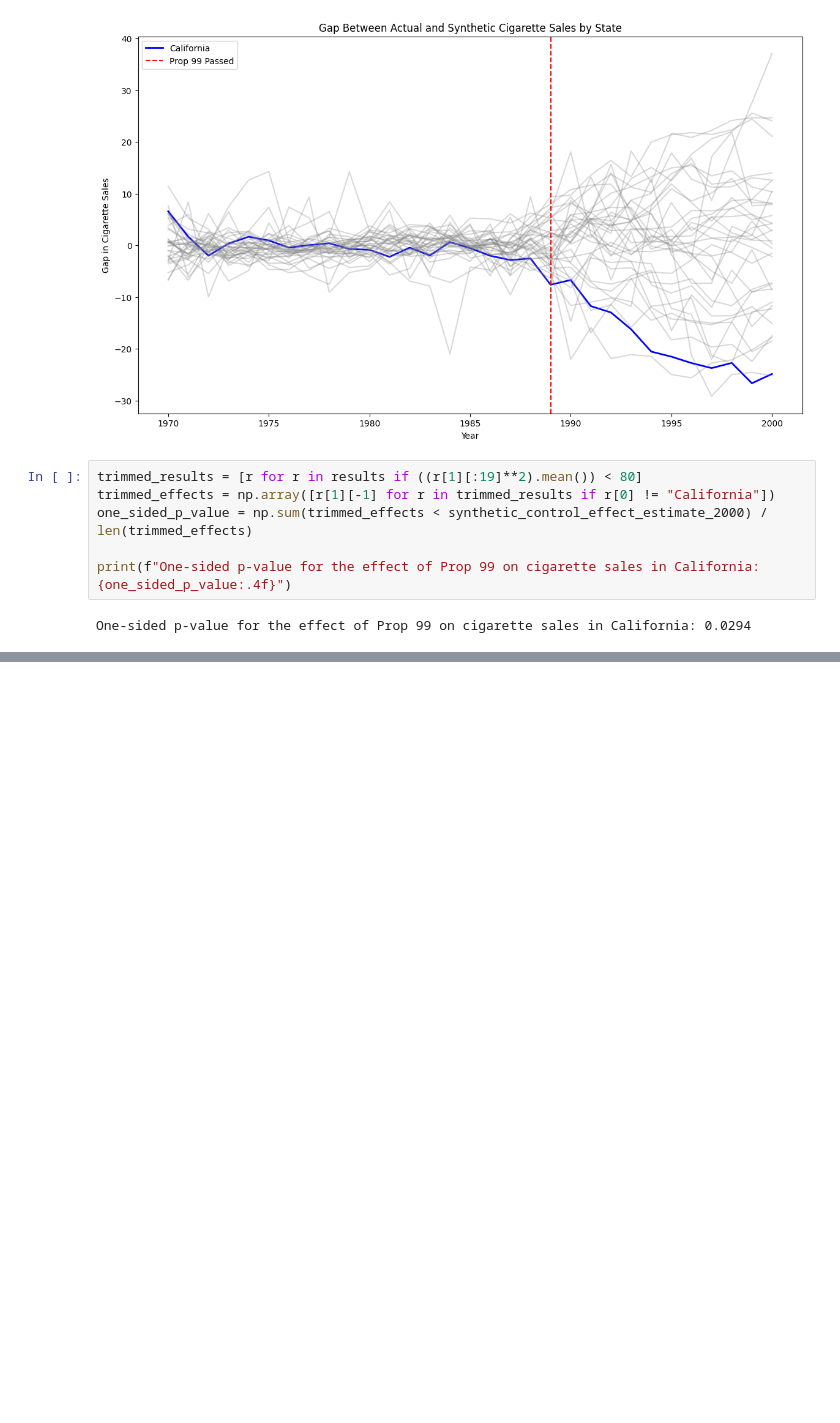
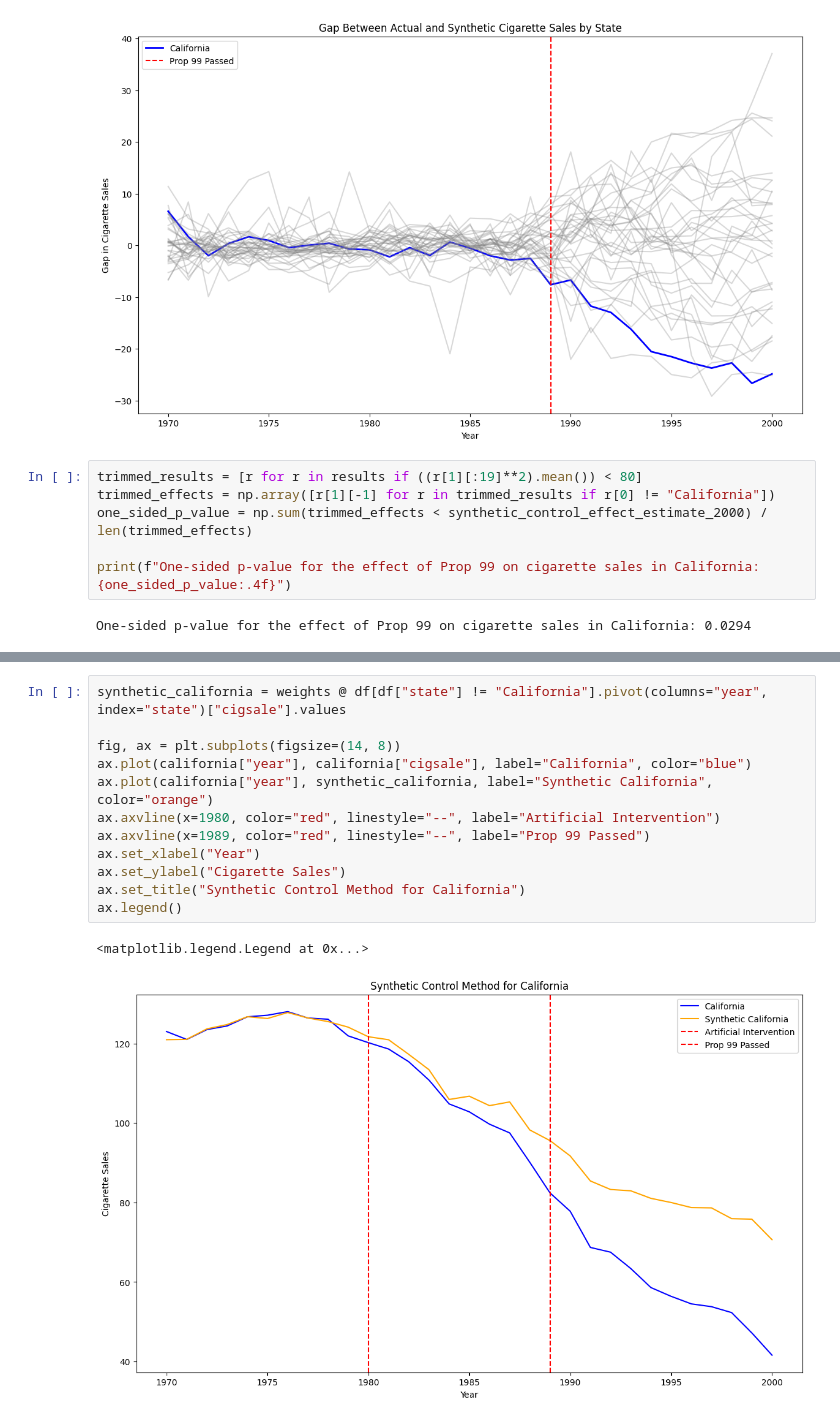
Before and after one commit to cainemerrick98/causal-inference, a Jupyter notebook: 4.reducing_smoking_in_california/notebook.ipynb, the cells around one changed output, grey strips where cells are left out. Cells and saved outputs as stored; diff of their text form; blank space fills up the shorter version.

```diff
--- a/4.reducing_smoking_in_california/notebook.ipynb
+++ b/4.reducing_smoking_in_california/notebook.ipynb
@@ -272,0 +305,15 @@ One-sided p-value for the effect of Prop 99 on cigarette sales in California: 0.
+# %%
+synthetic_california = weights @ df[df["state"] != "California"].pivot(columns="year", index="state")["cigsale"].values
+
+fig, ax = plt.subplots(figsize=(14, 8))
+ax.plot(california["year"], california["cigsale"], label="California", color="blue")
+ax.plot(california["year"], synthetic_california, label="Synthetic California", color="orange")
+ax.axvline(x=1980, color="red", linestyle="--", label="Artificial Intervention")
+ax.axvline(x=1989, color="red", linestyle="--", label="Prop 99 Passed")
+ax.set_xlabel("Year")
+ax.set_ylabel("Cigarette Sales")
+ax.set_title("Synthetic Control Method for California")
+ax.legend()
+# %% [output]
+<matplotlib.legend.Legend at 0x...>
+[figure, added]
```
Also changed, not shown: parts of 11 cells of this notebook.
